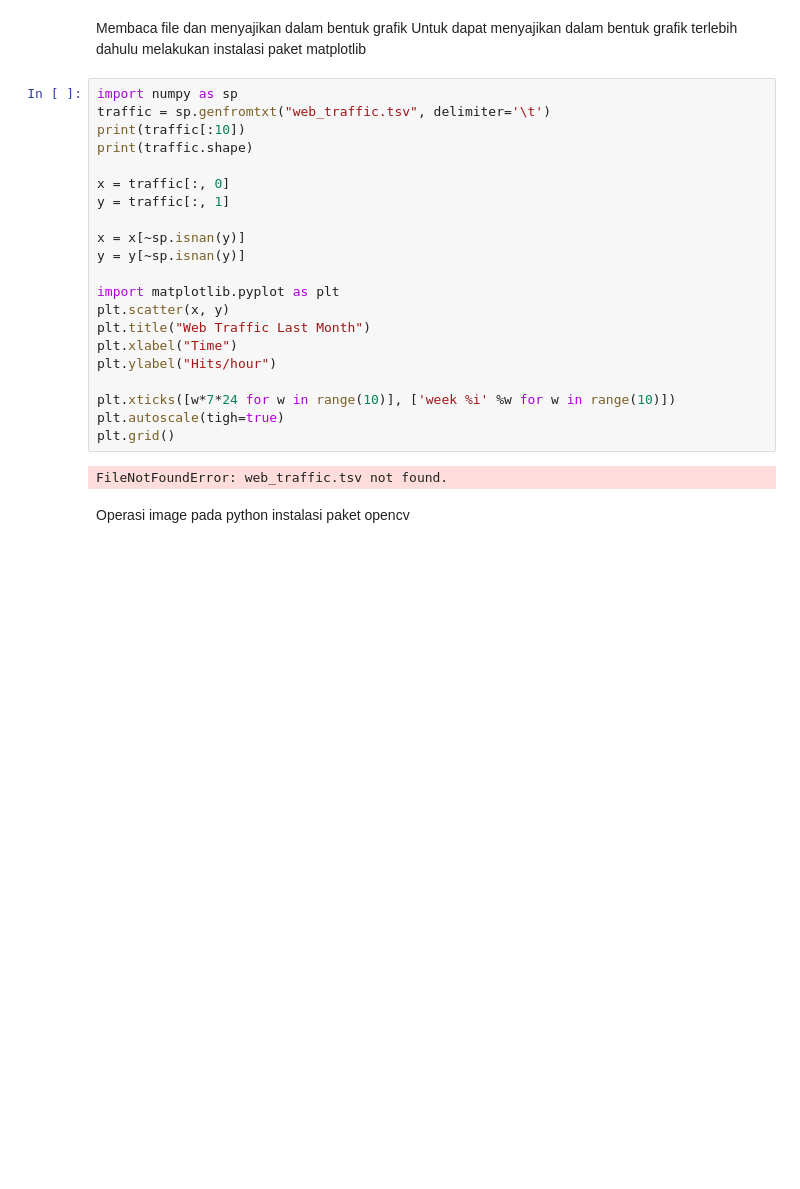
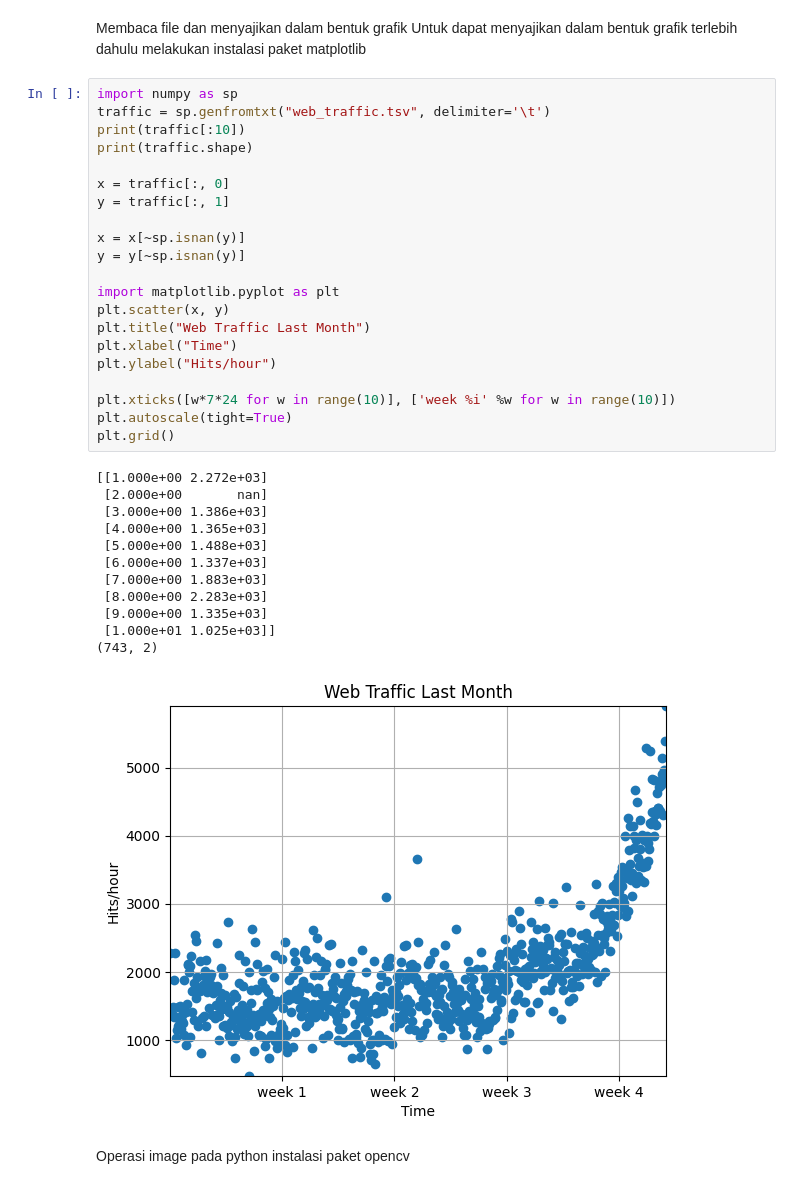
Before and after one commit to dkusmayadi/praktik_pola, a Jupyter notebook: Praktik_1/Praktik_1.ipynb, the cells around one changed output. Cells and saved outputs as stored; diff of their text form; blank space fills up the shorter version.

```diff
--- a/Praktik_1/Praktik_1.ipynb
+++ b/Praktik_1/Praktik_1.ipynb
@@ -143,26 +143,37 @@ Untuk dapat menyajikan dalam bentuk grafik terlebih dahulu melakukan instalasi p
 # %%
 import numpy as sp
 traffic = sp.genfromtxt("web_traffic.tsv", delimiter='\t')
 print(traffic[:10])
 print(traffic.shape)
 
 x = traffic[:, 0]
 y = traffic[:, 1]
 
 x = x[~sp.isnan(y)]
 y = y[~sp.isnan(y)]
 
 import matplotlib.pyplot as plt
 plt.scatter(x, y)
 plt.title("Web Traffic Last Month")
 plt.xlabel("Time")
 plt.ylabel("Hits/hour")
 
 plt.xticks([w*7*24 for w in range(10)], ['week %i' %w for w in range(10)])
-plt.autoscale(tigh=true)
+plt.autoscale(tight=True)
 plt.grid()
 # %% [output]
-FileNotFoundError: web_traffic.tsv not found.
+[[1.000e+00 2.272e+03]
+ [2.000e+00       nan]
+ [3.000e+00 1.386e+03]
+ [4.000e+00 1.365e+03]
+ [5.000e+00 1.488e+03]
+ [6.000e+00 1.337e+03]
+ [7.000e+00 1.883e+03]
+ [8.000e+00 2.283e+03]
+ [9.000e+00 1.335e+03]
+ [1.000e+01 1.025e+03]]
+(743, 2)
+[figure, added]
 # %% [markdown]
 Operasi image pada python
 instalasi paket opencv
```
Also changed, not shown: 1 other file.
